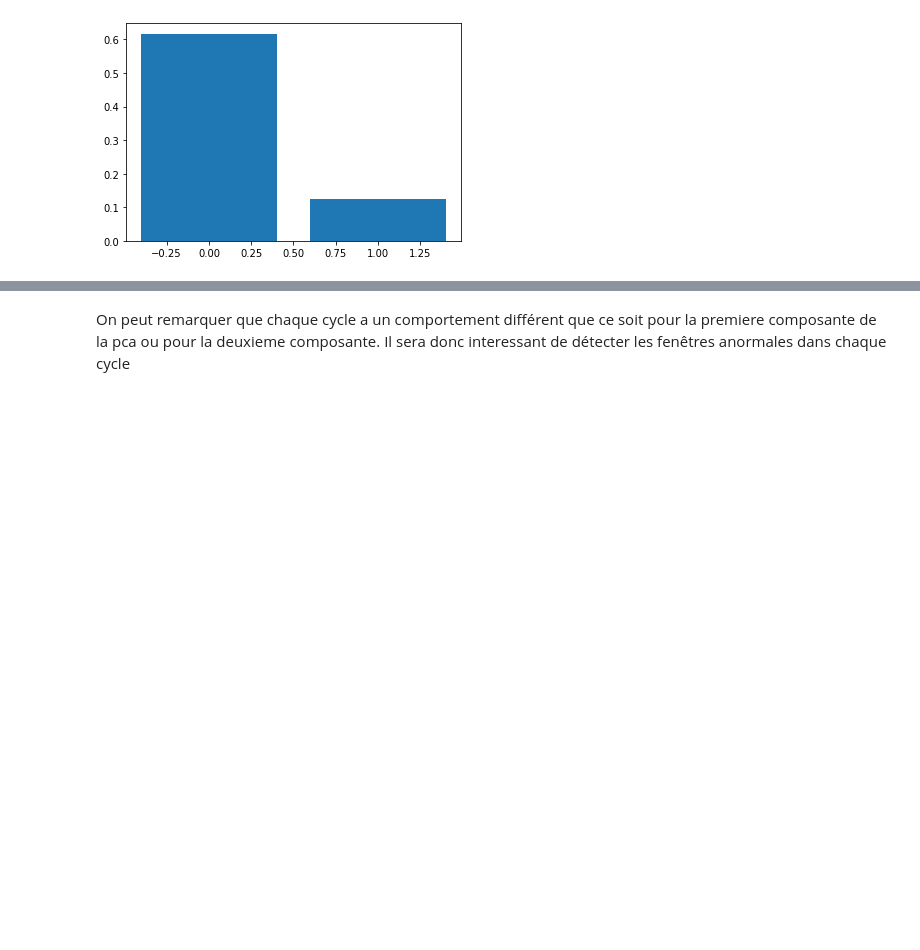
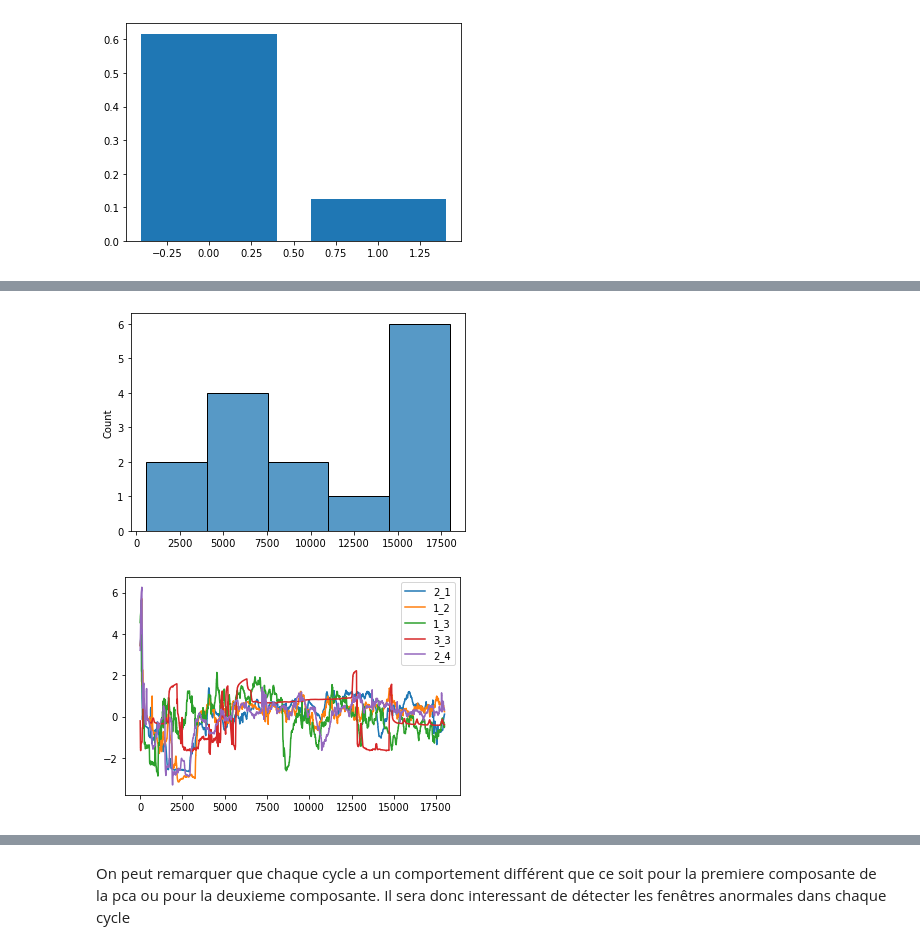
Before and after one commit to Rico-le-champion/anomaly_detection, a Jupyter notebook: notebooks/Untitled.ipynb, the cells around one changed output, grey strips where cells are left out. Saved outputs shown, nothing was run; the diff lists cells and outputs as text; code cells hidden in the pictures; blank space fills up the shorter version.

```diff
--- a/notebooks/Untitled.ipynb
+++ b/notebooks/Untitled.ipynb
@@ -140,0 +95,36 @@ plt.show()
+# %%
+def cycle(x):
+    return int(x["day_cycle_window"].split("_")[0])
+# %%
+df_full["day"] = df_full.apply(cycle, axis=1)
+# %%
+def cycle(x):
+    return int(x["day_cycle_window"].split("_")[2])
+# %%
+df_full["window"] = df_full.apply(cycle, axis=1)
+# %%
+longueur = []
+nb_window = []
+
+p1_test = pd.DataFrame()
+for idx, ii in enumerate(df_full.day.unique()):
+    test = df_full[df_full.day == ii].copy()
+
+    for i in test.cycle.unique():
+        temp = pd.DataFrame()
+        temp[str(i) + "_" + str(ii)] = test[test.cycle == i]["p2"]
+        # print("DAY ", ii, "cycle ", i, "taille ",len(temp),temp[str(i)+"_"+str(ii)].max())
+        longueur.append(len(temp))
+        nb_window.append(temp[str(i) + "_" + str(ii)].max())
+        if len(temp[str(i) + "_" + str(ii)]) > 18000:
+            if idx == 0:
+                p1_test = pd.concat([p1_test, temp.dropna().reset_index(drop=True)])
+            else:
+                p1_test = p1_test.join(temp.dropna().reset_index(drop=True))
+sns.histplot(longueur)
+plt.show()
+p1_test.plot()
+plt.show()
+# %% [output]
+[figure, added]
+[figure, added]
```
Also changed, not shown: parts of 39 cells of this notebook, 1 other file.
